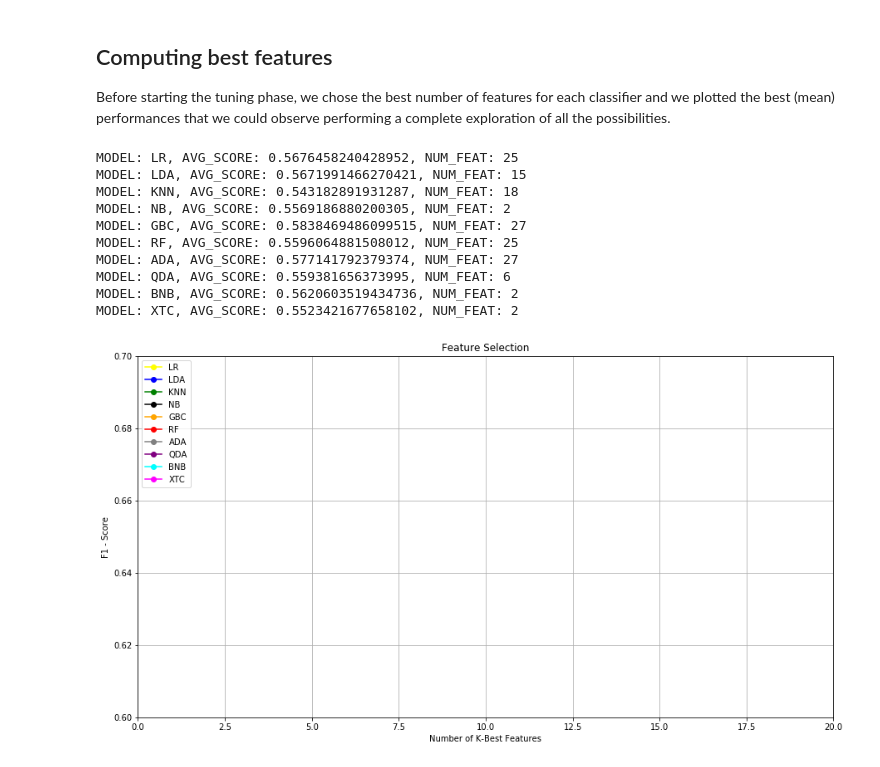
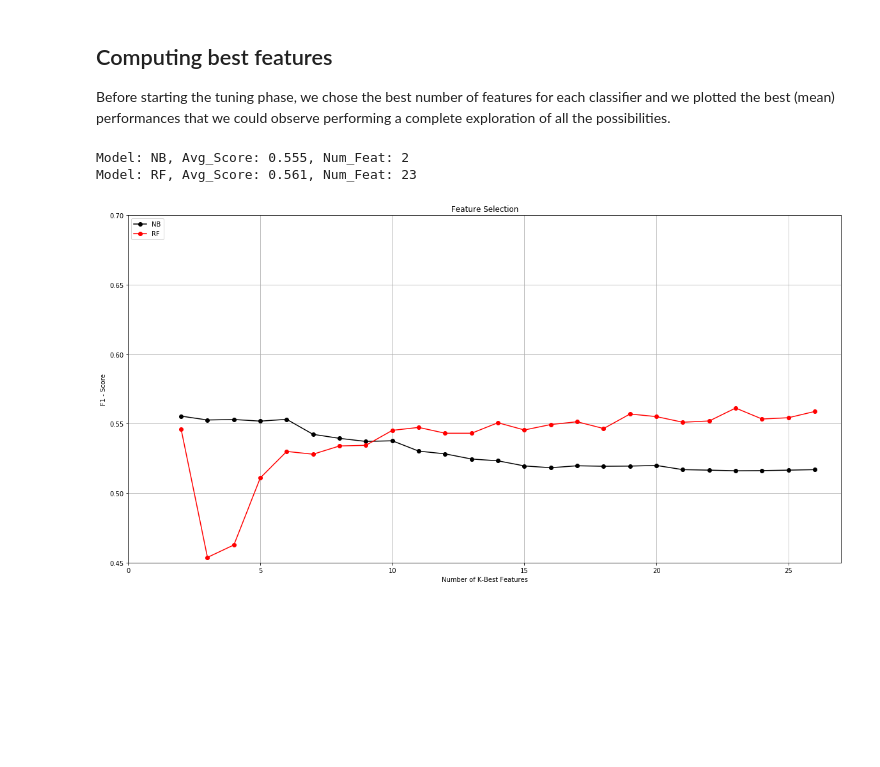
Before and after one commit to EugenioTL/Vodafone_Challenge, a Jupyter notebook: Eugenio/Main.ipynb, the cells around one changed output. Saved outputs shown, nothing was run; the diff lists cells and outputs as text; code cells hidden in the pictures; blank space fills up the shorter version.

```diff
--- a/Eugenio/Main.ipynb
+++ b/Eugenio/Main.ipynb
@@ -44,5 +34,5 @@ Y = np.asarray(Y)
 # %%
 from sklearn.feature_selection import SelectKBest
 from sklearn.feature_selection import chi2
-test = SelectKBest(score_func=chi2, k=3)
-fit = test.fit(X,Y)
+chi2_test = SelectKBest(score_func=chi2, k=27)
+fit = chi2_test.fit(X,Y)
@@ -50,5 +54,5 @@ fit = test.fit(X,Y)
 # summarize scores
 np.set_printoptions(precision=1)
 print(fit.scores_)
-features = fit.transform(X)
+#features = fit.transform(X)
 # %% [output]
@@ -78,3 +63,9 @@ def features_labels_split(data):
+# %%
+def features_labels_split(data):
+
+    features = data[train_data.columns[chi2_test.get_support(indices=True)]]
+    labels = data['Product']
+    return features, labels
 # %%
 def train_test_validation_split(features, labels, val_samples, test_samples):
 
@@ -92,10 +83,10 @@ def train_test_validation_split(features, labels, val_samples, test_samples):
 
     return X_train, X_test, X_val, y_train, y_test, y_val
 # %%
-train_feat, train_label = features_labels_split(prova)
+train_feat, train_label = features_labels_split(train_data)
 
-num_val_samples = 616
-num_test_samples = 616
+num_val_samples = 0
+num_test_samples = 950
 X_train, X_test, X_val, y_train, y_test, y_val = train_test_validation_split(train_feat, train_label, num_val_samples, num_test_samples)
 # %%
 from sklearn.ensemble import ExtraTreesClassifier, AdaBoostClassifier, GradientBoostingClassifier
@@ -192,19 +174,21 @@ XTC: 0.509 (0.018)
 Before starting the tuning phase, we chose the best number of features for each classifier and we plotted the best (mean) performances that we could observe performing a complete exploration of all the possibilities.
 # %%
 models = []
-models.append(('LR', lr, 'Yellow'))
-models.append(('LDA', lda, 'Blue'))
-models.append(('KNN', knn, 'Green'))
+# models.append(('LR', lr, 'Yellow'))
+#models.append(('LDA', lda, 'Blue'))
+# models.append(('KNN', knn, 'Green'))
 models.append(('NB', nb, 'Black'))
-models.append(('GBC', gbc, 'Orange'))
+# models.append(('GBC', gbc, 'Orange'))
 models.append(('RF', rf, 'Red'))
-models.append(('ADA', ada, 'Grey'))
-models.append(('QDA', qda, 'Purple'))
-models.append(('BNB', bnb, 'Cyan'))
-models.append(('XTC', xtc, 'Magenta'))
+# models.append(('ADA', ada, 'Grey'))
+# models.append(('QDA', qda, 'Purple'))
+#models.append(('XGB', xgb, 'Cyan'))
+#models.append(('XTC', xtc, 'Magenta'))
 
-n = ['LR','LDA','KNN','NB','GBC','RF','ADA','QDA','BNB','XTC']
-n_number = np.arange(2,30,1)
+feat_range = X_train.shape[1]
+
+n = ['NB','XGB']
+n_number = np.arange(2,feat_range,1)
 # Transforming the lists into array for plotting
 plt.figure(figsize=(20, 10))
 plt.title('Feature Selection')
@@ -218,47 +202,38 @@ for name, model, c in models:
     scores = [0, 0]
     results = []
 
-    for n in range(2,30):
+    for n in range(2,feat_range):
 
         selection = SelectKBest(k=n).fit(X_train,y_train)
         X_k = selection.transform(X_train)
-        # Splitting the dataset into the Training set and Test set
 
 
         # Feature Scaling
         from sklearn.preprocessing import StandardScaler
         sc = StandardScaler()
         X_k = sc.fit_transform(X_k)
 
         score = cross_val_score(estimator = model, X = X_k, y = y_train, cv = 10, scoring='f1_micro')
         f1 = score.mean()
 
         results.append(f1)
 
         std = score.std()
         if scores[0] < f1:
             scores = [f1, n]
 
     plt.plot(n_number, results, 'o-', color=c, label=name)
 
     num_feat_arr.append(scores[1])
     max_avg = np.average(scores)
 
     print("Model: %s, Avg_Score: %.3f, Num_Feat: %d" % (name, scores[0], scores[1]))
 
 
-plt.axis([0, 30 , 0.45, 0.70])
+plt.axis([0, feat_range , 0.45, 0.70])
 plt.legend(bbox_to_anchor=(0, 1), loc='upper left', ncol=1)
 plt.show()
 # %% [output]
-MODEL: LR, AVG_SCORE: 0.5676458240428952, NUM_FEAT: 25
-MODEL: LDA, AVG_SCORE: 0.5671991466270421, NUM_FEAT: 15
-MODEL: KNN, AVG_SCORE: 0.543182891931287, NUM_FEAT: 18
-MODEL: NB, AVG_SCORE: 0.5569186880200305, NUM_FEAT: 2
-MODEL: GBC, AVG_SCORE: 0.5838469486099515, NUM_FEAT: 27
-MODEL: RF, AVG_SCORE: 0.5596064881508012, NUM_FEAT: 25
-MODEL: ADA, AVG_SCORE: 0.577141792379374, NUM_FEAT: 27
-MODEL: QDA, AVG_SCORE: 0.559381656373995, NUM_FEAT: 6
-MODEL: BNB, AVG_SCORE: 0.5620603519434736, NUM_FEAT: 2
-MODEL: XTC, AVG_SCORE: 0.5523421677658102, NUM_FEAT: 2
+Model: NB, Avg_Score: 0.555, Num_Feat: 2
+Model: RF, Avg_Score: 0.561, Num_Feat: 23
-[figure, old version]
+[figure, new version]
```
Also changed, not shown: parts of 20 cells of this notebook, 1 other file.
